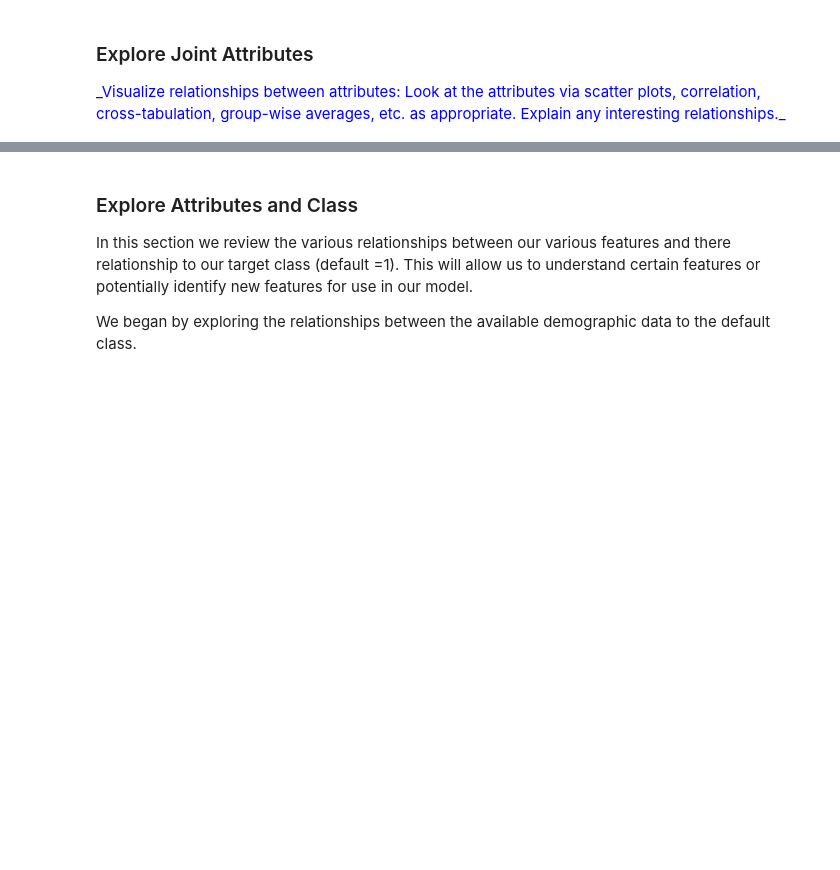
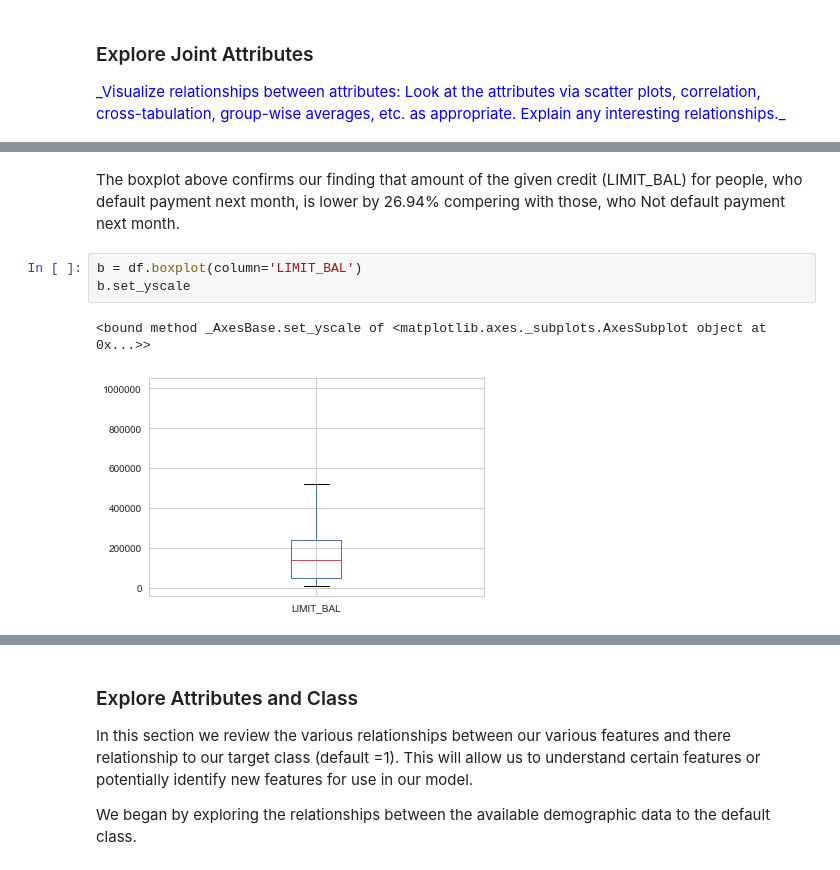
Before and after one commit to davxdan/DataMiningGroupProjects, a Jupyter notebook: Project1/Dan/First Project Work Week Assignment.ipynb, the cells around one changed output, grey strips where cells are left out. Drawn from its saved outputs; the diff is of its cells as text; blank space fills up the shorter version.

```diff
--- a/Project1/Dan/First Project Work Week Assignment.ipynb
+++ b/Project1/Dan/First Project Work Week Assignment.ipynb
@@ -245,0 +285,8 @@ _Visualize relationships between attributes: Look at the attributes via scatter
+# %% [markdown]
+The boxplot above confirms our finding that amount of the given credit (LIMIT_BAL) for people, who default payment next month, is lower by 26.94% compering with those, who Not default payment next month.
+# %%
+b = df.boxplot(column='LIMIT_BAL')
+b.set_yscale
+# %% [output]
+<bound method _AxesBase.set_yscale of <matplotlib.axes._subplots.AxesSubplot object at 0x...>>
+[figure, added]
```
Also changed, not shown: parts of 36 cells of this notebook, 1 other file.
